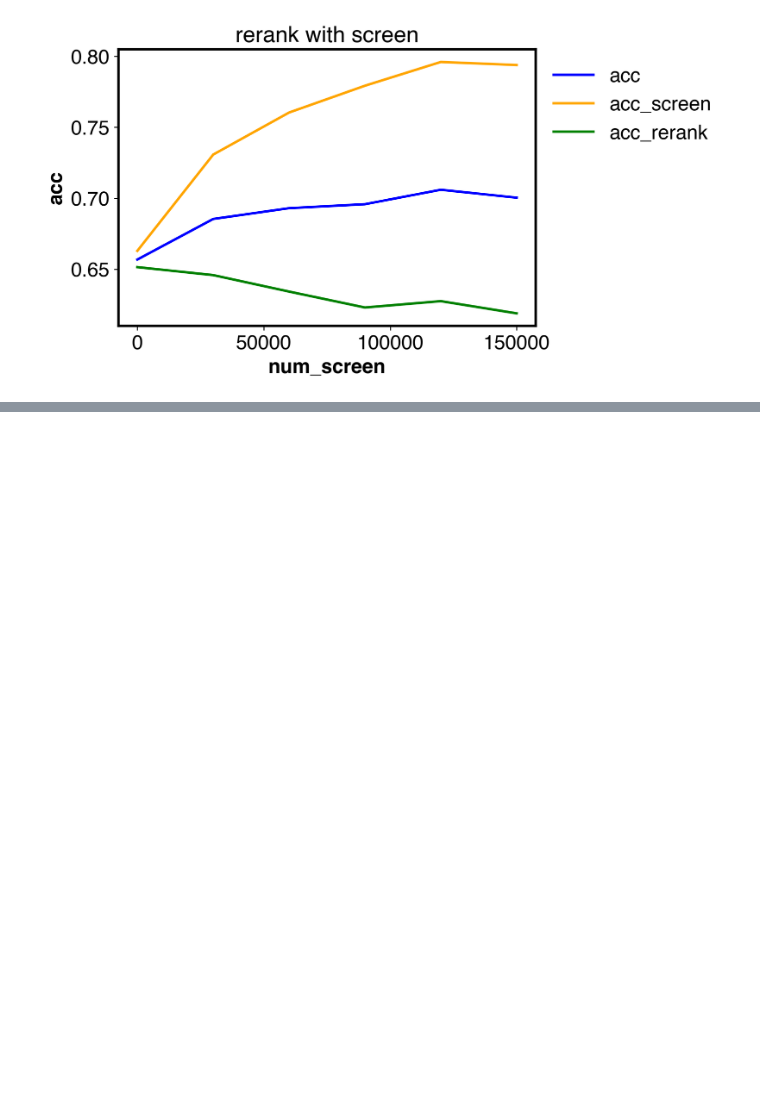
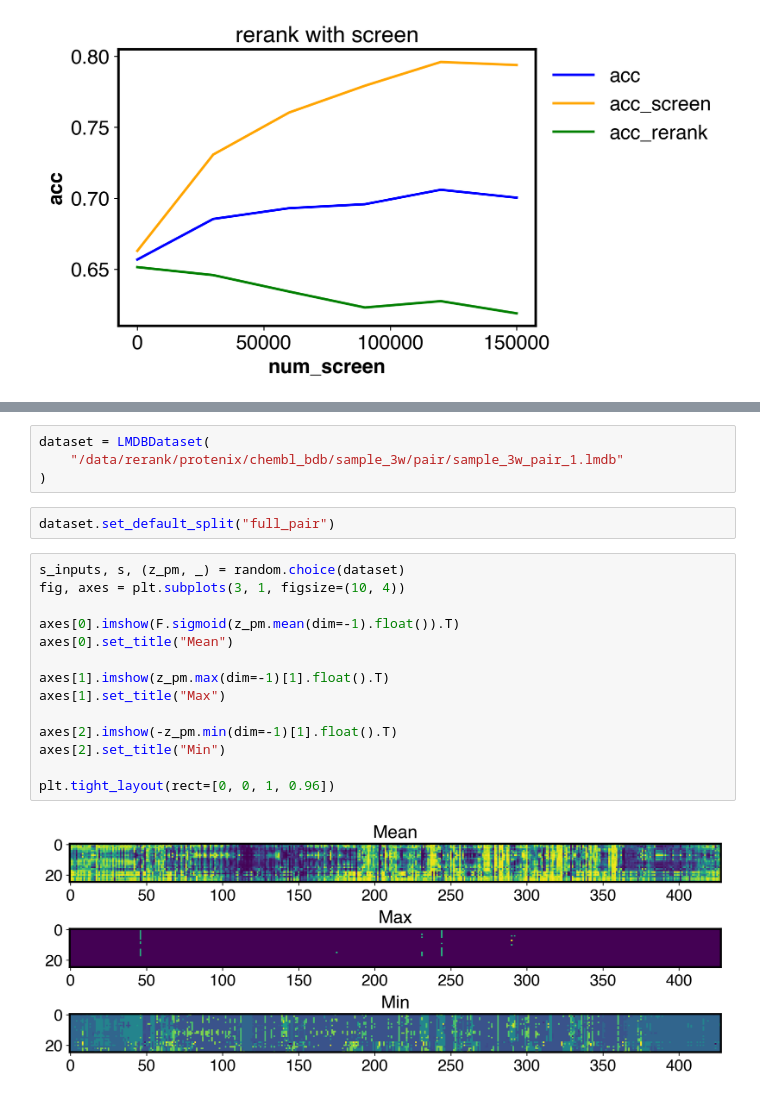
Before and after one commit to Donk6666669/AlphaRank, a Jupyter notebook: notebooks/results_anaylsis.ipynb, the cells around one changed output, grey strips where cells are left out. Saved outputs shown, nothing was run; the diff lists cells and outputs as text; blank space fills up the shorter version.

```diff
--- a/notebooks/results_anaylsis.ipynb
+++ b/notebooks/results_anaylsis.ipynb
@@ -116,0 +215,22 @@ Text(0.5, 1.0, 'rerank with screen')
+# %%
+dataset = LMDBDataset(
+    "/data/rerank/protenix/chembl_bdb/sample_3w/pair/sample_3w_pair_1.lmdb"
+)
+# %%
+dataset.set_default_split("full_pair")
+# %%
+s_inputs, s, (z_pm, _) = random.choice(dataset)
+fig, axes = plt.subplots(3, 1, figsize=(10, 4))
+
+axes[0].imshow(F.sigmoid(z_pm.mean(dim=-1).float()).T)
+axes[0].set_title("Mean")
+
+axes[1].imshow(z_pm.max(dim=-1)[1].float().T)
+axes[1].set_title("Max")
+
+axes[2].imshow(-z_pm.min(dim=-1)[1].float().T)
+axes[2].set_title("Min")
+
+plt.tight_layout(rect=[0, 0, 1, 0.96])
+# %% [output]
+[figure, added]
```
Also changed, not shown: parts of 4 cells of this notebook, 13 other files.
